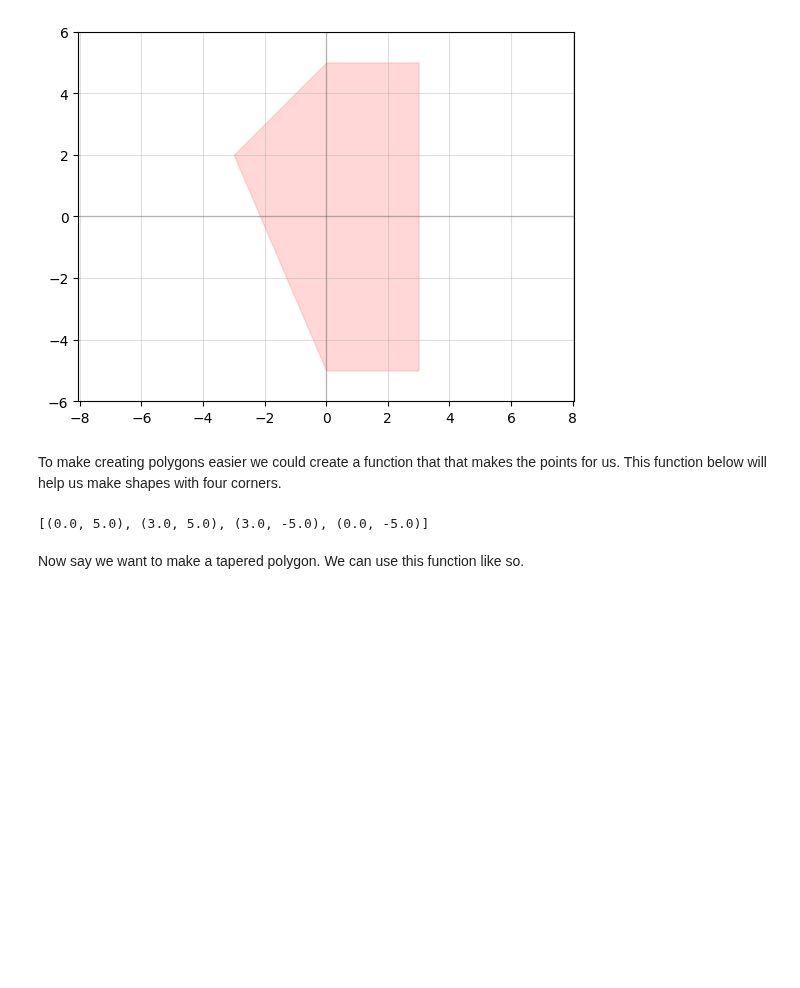
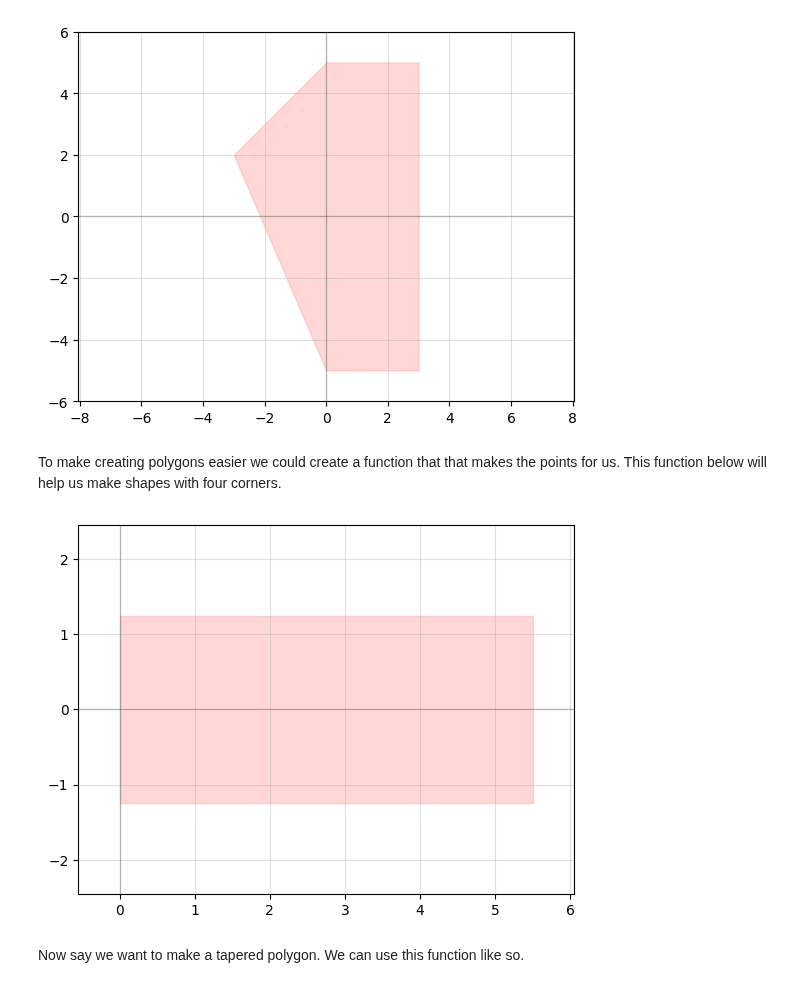
Before and after one commit to BYUCamachoLab/Photonics-Bootcamp, a Jupyter notebook: book/pages/physical_shapes.ipynb, the cells around one changed output. Saved outputs shown, nothing was run; the diff lists cells and outputs as text; code cells hidden in the pictures; blank space fills up the shorter version.

```diff
--- a/book/pages/physical_shapes.ipynb
+++ b/book/pages/physical_shapes.ipynb
@@ -23,29 +29,42 @@ c.plot()
 To make creating polygons easier we could create a function that that makes the points for us. This function below will help us make shapes with four corners.
 # %%
 def make_four_points(top_length, left_width, bot_length=None, right_width=None):
-    # If we only pass the first two arguments this function will return
-    # a list of points that create a polygon with four points. If we put
-    # in the other two arguments we can define the size of any of the sizes
-    # independently.
+    '''
+    If we only pass the first two arguments this function will return
+    a list of points that create a polygon with four points. If we put
+    in the other two arguments we can define the size of any of the sizes
+    independently.
+    '''
 
     if bot_length is None: bot_length = top_length
     if right_width is None: right_width = left_width
     if top_length >= bot_length:
         x_offset = top_length
     else:
         x_offset = bot_length
     # The Polygon has to be made in a circular pattern
     points = [
         (-top_length/2+x_offset/2,left_width/2),
         (top_length/2+x_offset/2,right_width/2),
         (bot_length/2+x_offset/2,-right_width/2),
         (-bot_length/2+x_offset/2,-left_width/2)
     ]
     return points
 
-print(make_four_points(3,10))
+# Now let's use our function
+
+rectangle_length = 5.5
+rectangle_width = 2.5
+
+rectangle_points = make_four_points(rectangle_length,rectangle_width)
+
+# Now we have the points to make a rectangle we can create a polygon
+rectangle = gf.Component()
+rectangle.add_polygon(points=rectangle_points, layer=1)
+
+rectangle.plot()
 # %% [output]
-[(0.0, 5.0), (3.0, 5.0), (3.0, -5.0), (0.0, -5.0)]
+[figure, added]
 # %% [markdown]
 Now say we want to make a tapered polygon. We can use this function like so.
 # %%
```
Also changed, not shown: parts of 14 cells of this notebook, 1 other file.
